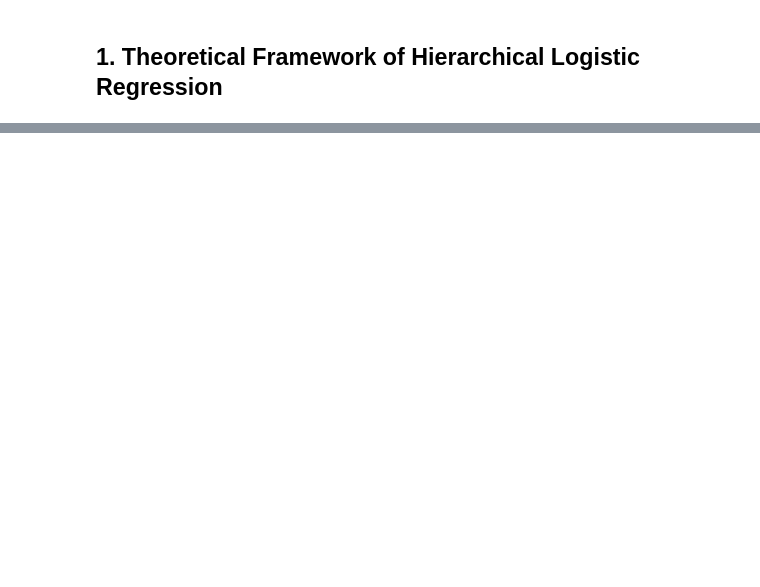
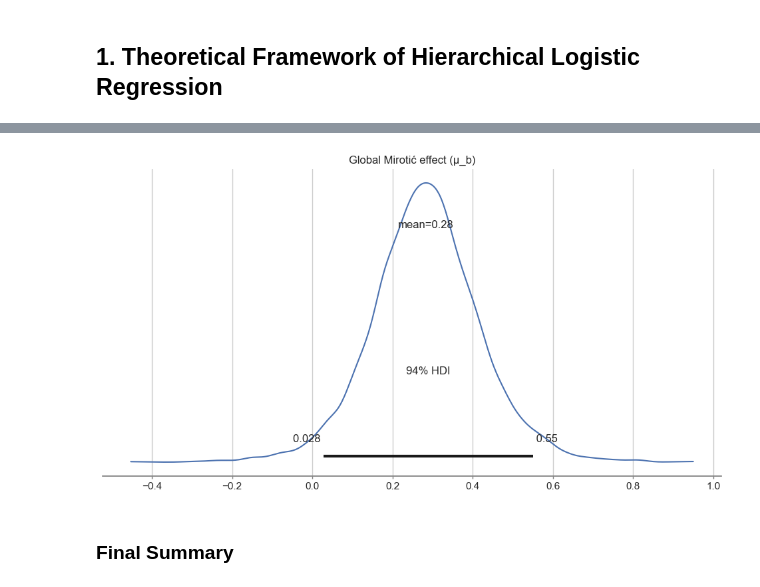
Before and after one commit to alvarosg285/player_performance_model, a Jupyter notebook: main_hierarchy.ipynb, the cells around one changed output, grey strips where cells are left out. Drawn from its saved outputs; the diff is of its cells as text; code cells hidden in the pictures; blank space fills up the shorter version.

Commit message:
Updating the notebook with the hierarchial model

```diff
--- a/main_hierarchy.ipynb
+++ b/main_hierarchy.ipynb
@@ -421,12 +350,0 @@ with pm.Model(coords={"groups": group_names}) as hierarchical_model:
-# %%
-# Sample the posterior distribution using the NUTS sampler
-with hierarchical_model:
-    idata_hierarchical = pm.sample(
-        draws=2000,
-        tune=1000,
-        chains=4,
-        random_seed=RANDOM_SEED,
-        return_inferencedata=True
-    )
-    # Compute log-likelihood values to facilitate WAIC/LOO cross-validation comparisons
-    pm.compute_log_likelihood(idata_hierarchical)
@@ -534,0 +586,17 @@ plt.show()
+# %%
+# Sample the posterior distribution using the NUTS sampler
+# Execute the NUTS to draw 2000 samples across 4 chains from the posterior distribution
+# Computes the log-likelihood values
+
+with hierarchical_model:
+    idata_hierarchical = pm.sample(
+        draws=2000,
+        tune=1000,
+        chains=4,
+        random_seed=RANDOM_SEED,
+        return_inferencedata=True,
+        target_accept=0.99
+    )
+
+    # Compute log-likelihood values to facilitate WAIC/LOO cross-validation comparisons
+    pm.compute_log_likelihood(idata_hierarchical)
@@ -534,0 +738,14 @@ plt.show()
+# %%
+# Global effect distribution (μ_b)
+
+az.plot_posterior(
+    idata_hierarchical,
+    var_names=["mu_b"],
+    hdi_prob=0.94
+)
+plt.title("Global Mirotić effect (μ_b)")
+plt.show()
+# %% [output]
+[figure, added]
+# %% [markdown]
+### Final Summary
```
Also changed, not shown: parts of 56 cells of this notebook.
